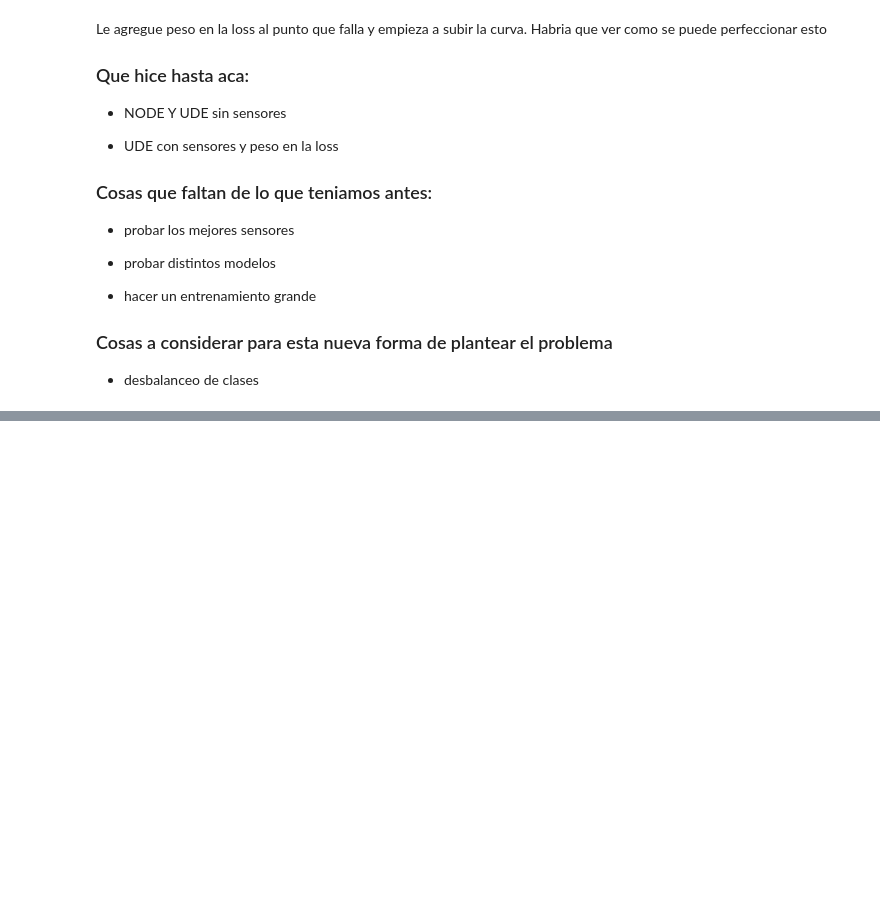
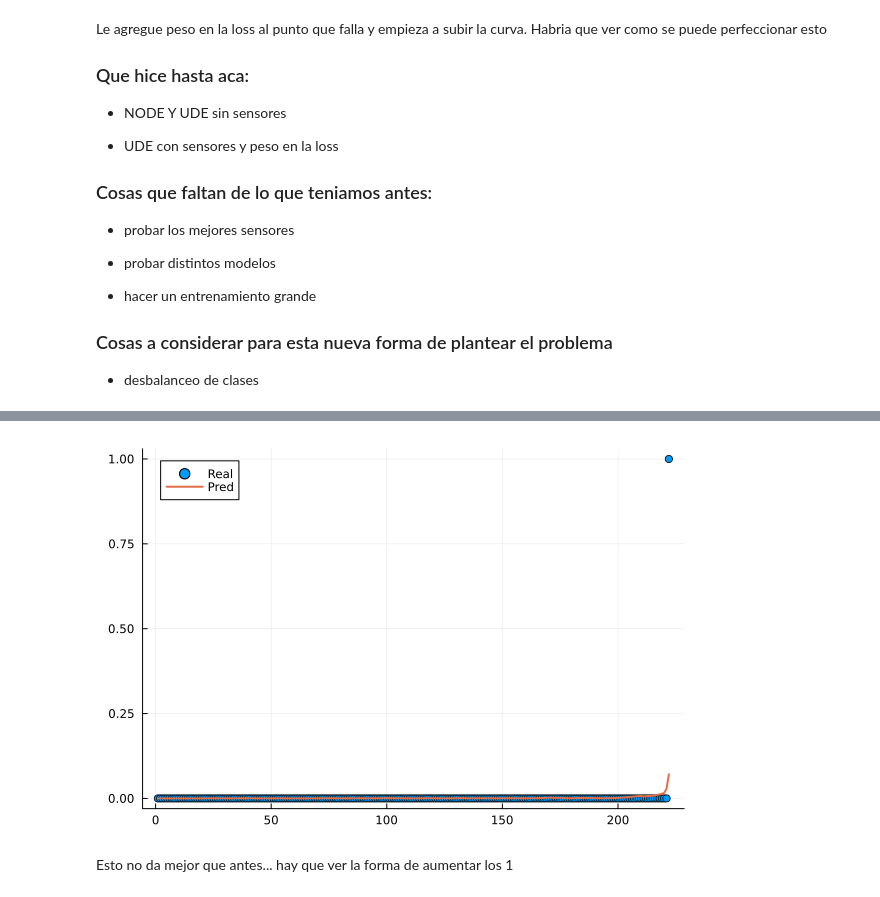
Before and after one commit to SoutoSebastian/TP-DegradacionDeMotores, a Jupyter notebook: mi_entorno/degradacion2.ipynb, the cells around one changed output, grey strips where cells are left out. Cells and saved outputs as stored; diff of their text form; code cells hidden in the pictures; blank space fills up the shorter version.

Commit message:
agrego los mejores sensores

```diff
--- a/mi_entorno/degradacion2.ipynb
+++ b/mi_entorno/degradacion2.ipynb
@@ -972,0 +1195,7 @@ Le agregue peso en la loss al punto que falla y empieza a subir la curva. Habria
+# %%
+feature_cols = vcat(setting_cols, sensor_cols)
+
+sensor_indices = [
+    findfirst(==(s), feature_cols)
+    for s in selected_sensors
+]
@@ -972,0 +1307,31 @@ Le agregue peso en la loss al punto que falla y empieza a subir la curva. Habria
+# %%
+traj_plot = test_trajs[2]
+t = traj_plot.t
+y = traj_plot.y
+
+pred_ude_sensors = predict_traj_sensors(
+    p_trained_ude_sensors,
+    traj_plot
+)
+
+p1 = plot(
+    t,
+    y,
+    seriestype = :scatter,
+    label = "Real",
+    markersize = 4
+)
+
+plot!(
+    p1,
+    t,
+    pred_ude_sensors,
+    label = "Pred",
+    linewidth = 2
+)
+
+p1
+# %% [output]
+[figure, added]
+# %% [markdown]
+Esto no da mejor que antes... hay que ver la forma de aumentar los 1
```
Also changed, not shown: parts of 23 cells of this notebook.
